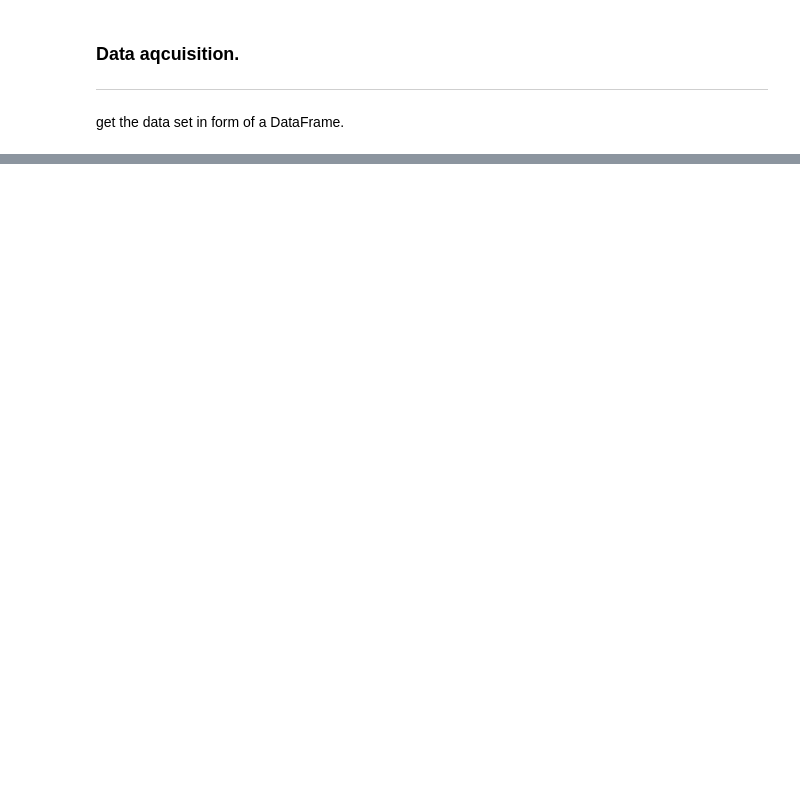
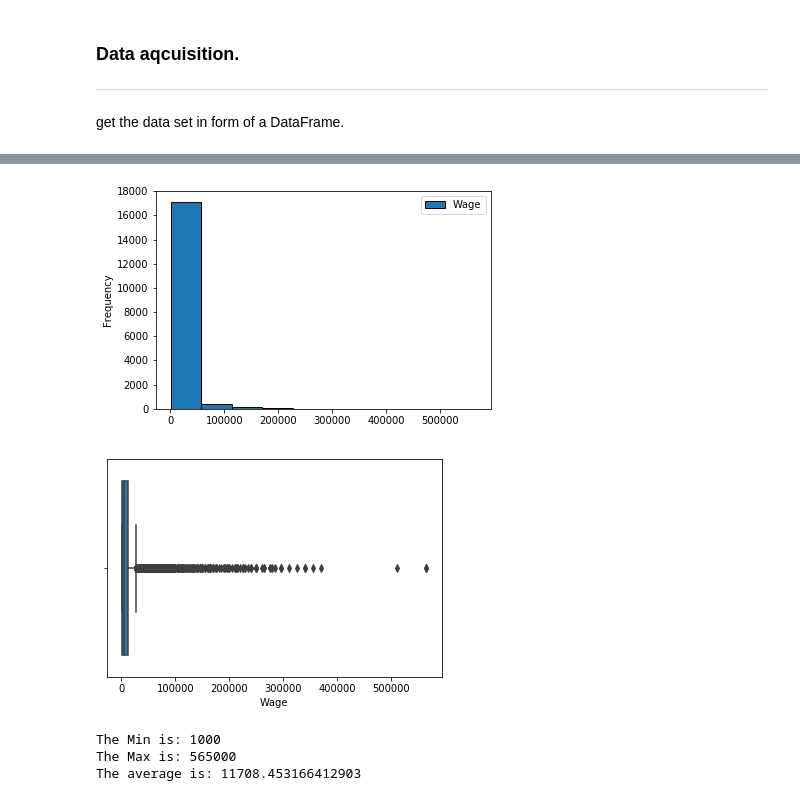
Before and after one commit to Umuzi-org/predict-soccer-player-wages-Black-Thunder01, a Jupyter notebook: fifa-18-demo-player-dataset/Predicting soccer wages.ipynb, the cells around one changed output, grey strips where cells are left out. Cells and saved outputs as stored; diff of their text form; code cells hidden in the pictures; blank space fills up the shorter version.

```diff
--- a/fifa-18-demo-player-dataset/Predicting soccer wages.ipynb
+++ b/fifa-18-demo-player-dataset/Predicting soccer wages.ipynb
@@ -379,0 +416,15 @@ plt.show()
+# %%
+#3. Wage Distribution
+Ndata.plot(y='Wage', kind='hist', edgecolor='black')
+plt.show()
+sns.boxplot(x=Ndata['Wage'])
+plt.show()
+print("The Min is:",min(Ndata['Wage']))
+print("The Max is:",max(Ndata['Wage']))
+print("The average is:",sum(Ndata['Wage'])/len(Ndata['Wage']))
+# %% [output]
+[figure, added]
+[figure, added]
+The Min is: 1000
+The Max is: 565000
+The average is: 11708.453166412903
```
Also changed, not shown: parts of 121 cells of this notebook.
